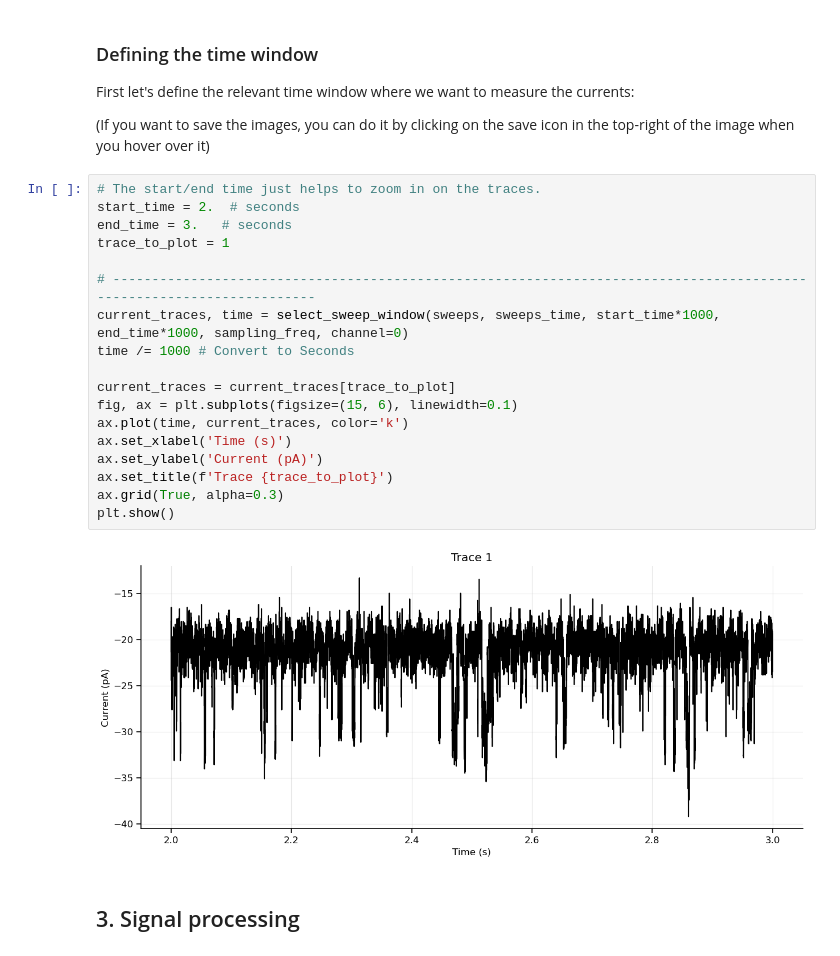
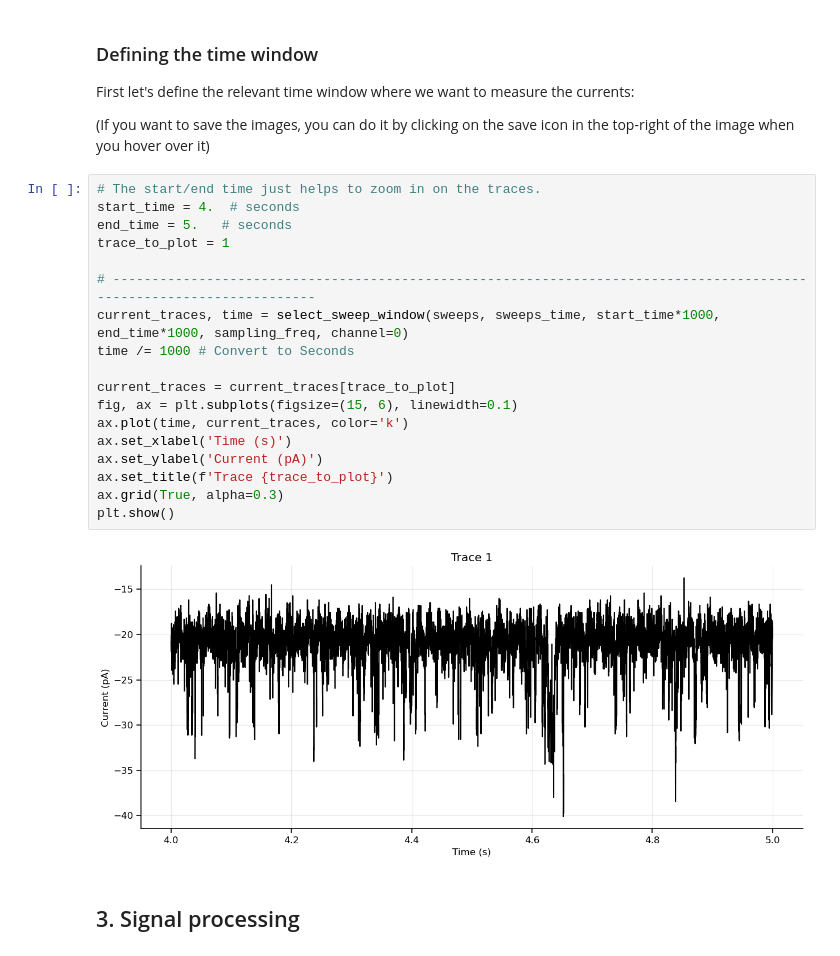
Before and after one commit to argalloni/CSHL_IonChannels2025, a Jupyter notebook: Analysis 9 - Single channels.ipynb, the cells around one changed output. Cells and saved outputs as stored; diff of their text form.

```diff
--- a/Analysis 9 - Single channels.ipynb
+++ b/Analysis 9 - Single channels.ipynb
@@ -70,24 +70,24 @@ First let's define the relevant time window where we want to measure the current
 (If you want to save the images, you can do it by clicking on the save icon in the top-right of the image when you hover over it)
 # %%
 # The start/end time just helps to zoom in on the traces.
-start_time = 2.  # seconds
-end_time = 3.   # seconds
+start_time = 4.  # seconds
+end_time = 5.   # seconds
 trace_to_plot = 1
 
 # ---------------------------------------------------------------------------------------------------------------------
 current_traces, time = select_sweep_window(sweeps, sweeps_time, start_time*1000, end_time*1000, sampling_freq, channel=0)
 time /= 1000 # Convert to Seconds
 
 current_traces = current_traces[trace_to_plot]
 fig, ax = plt.subplots(figsize=(15, 6), linewidth=0.1)
 ax.plot(time, current_traces, color='k')
 ax.set_xlabel('Time (s)')
 ax.set_ylabel('Current (pA)')
 ax.set_title(f'Trace {trace_to_plot}')
 ax.grid(True, alpha=0.3)
 plt.show()
 # %% [output]
-[figure, old version]
+[figure, new version]
 # %% [markdown]
 ## 3. Signal processing
 # %% [markdown]
```
Also changed, not shown: parts of 12 cells of this notebook, 1 other file.
